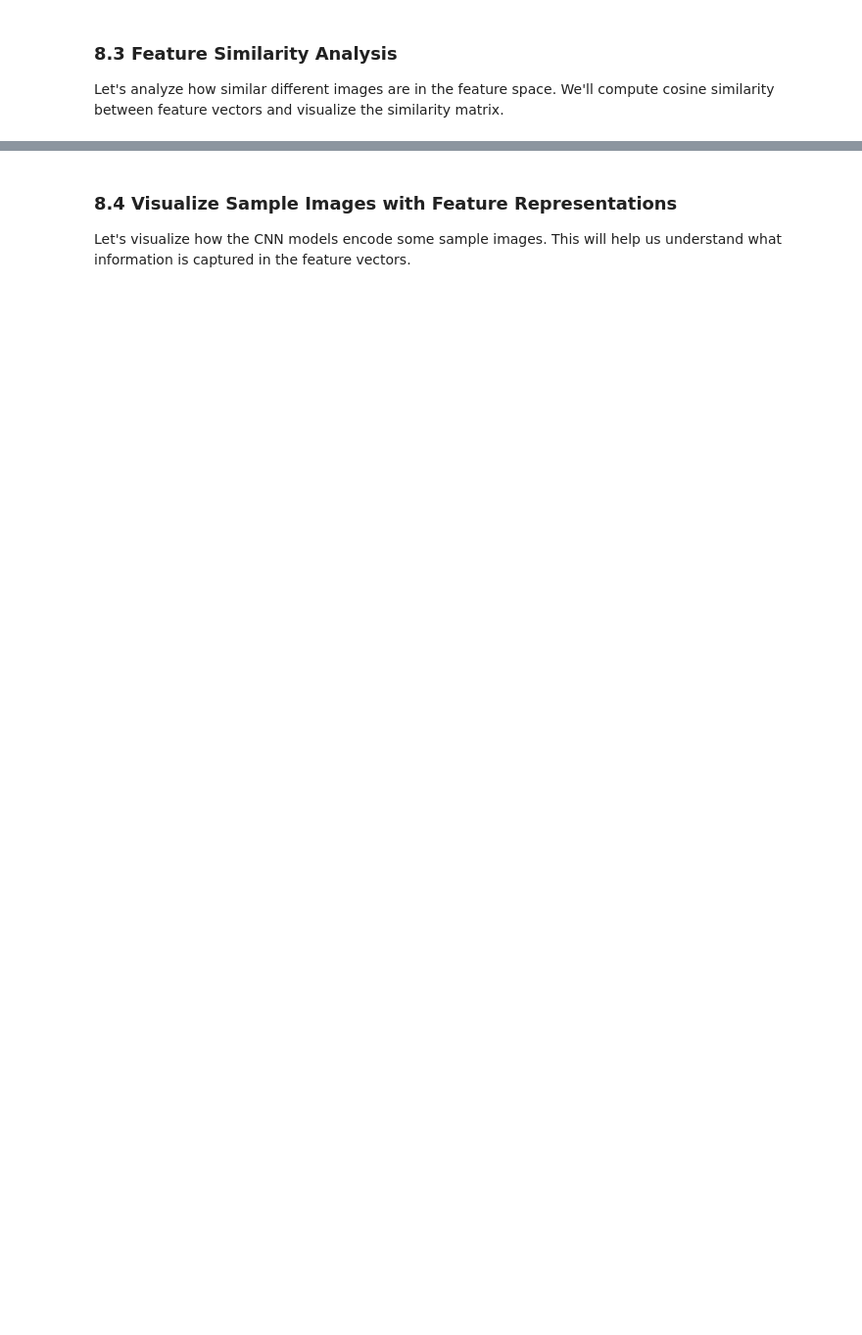
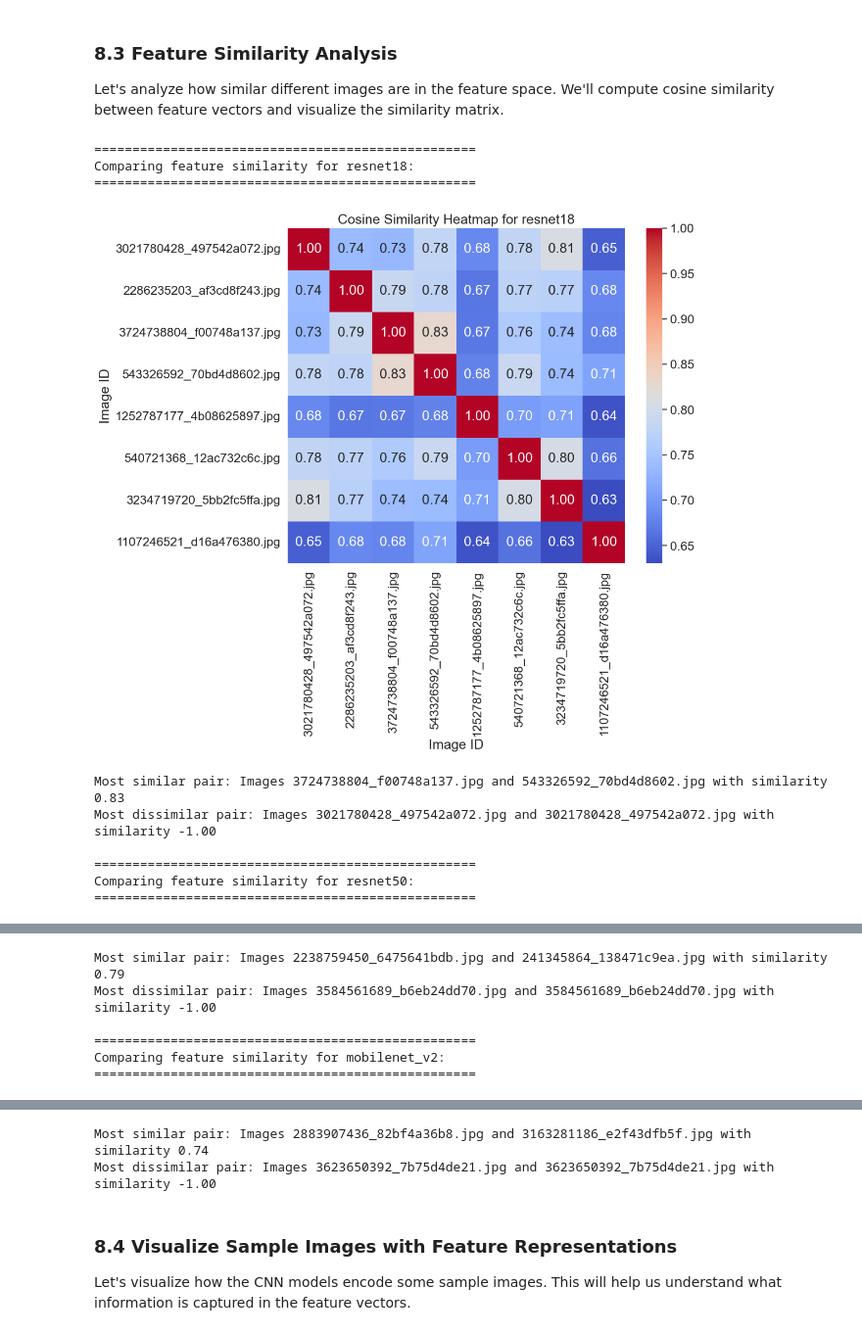
Before and after one commit to HivaAbolhadizade/image-captioning, a Jupyter notebook: notebooks/2_Feature_Extraction.ipynb, the cells around one changed output, grey strips where cells are left out. Shown at 98% size. Saved outputs shown, nothing was run; the diff lists cells and outputs as text; code cells hidden in the pictures; blank space fills up the shorter version.

```diff
--- a/notebooks/2_Feature_Extraction.ipynb
+++ b/notebooks/2_Feature_Extraction.ipynb
@@ -346,7 +392,7 @@ dataloader = DataLoader(
     image_dataset,
     batch_size=32,               # Process 32 images at once
     shuffle=False,               # No need to shuffle for feature extraction
-    num_workers=4,               # Use 4 worker threads for data loading
+    num_workers=0,               # Use 4 worker threads for data loading
     pin_memory=True              # Pin tensors in memory for faster GPU transfer
 )
 
@@ -603,22 +737,62 @@ Let's analyze how similar different images are in the feature space. We'll compu
 # %%
 # Compare feature similarities between images
 from sklearn.metrics.pairwise import cosine_similarity
 
 def compare_feature_similarity(features, model_name, num_samples=10):
     """Compare feature similarity between random image pairs."""
     # TODO: Implement feature similarity analysis
     # 1. Select random image samples
     # 2. Create a feature matrix from the selected images
     # 3. Compute cosine similarity matrix between features
     # 4. Create and display a heatmap of the similarity matrix
     # 5. Find and report the most similar and dissimilar image pairs
+    #-------------------------------------------------------------------
+    # 1. Select random image samples
+    keys = list(features.keys())
+    sample_imgs = random.sample(keys, num_samples)
+
+    # 2. Create a feature matrix from the selected images
+    feature_matrix = np.stack([features[k] for k in sample_imgs])
+
+    # 3. Compute cosine similarity matrix between features
+    sim_matrix = cosine_similarity(feature_matrix)
+
+    # 4. Create and display a heatmap of the similarity matrix
+    plt.figure(figsize=(10, 8))
+    sns.heatmap(sim_matrix, annot=True, fmt=".2f", cmap='coolwarm',
+                xticklabels=sample_imgs, yticklabels=sample_imgs)
+    plt.title(f"Cosine Similarity Heatmap for {model_name}")
+    plt.xlabel("Image ID")
+    plt.ylabel("Image ID")
+    plt.show()
+
+    # 5. Find and report the most similar and dissimilar image pairs
+    np.fill_diagonal(sim_matrix, -1)
+    most_similar = np.unravel_index(np.argmax(sim_matrix), sim_matrix.shape)
+    most_dissimilar = np.unravel_index(np.argmin(sim_matrix), sim_matrix.shape)
+    print(f"Most similar pair: Images {sample_imgs[most_similar[0]]} and {sample_imgs[most_similar[1]]} "
+          f"with similarity {sim_matrix[most_similar]:.2f}")
+    print(f"Most dissimilar pair: Images {sample_imgs[most_dissimilar[0]]} and {sample_imgs[most_dissimilar[1]]} "
+          f"with similarity {sim_matrix[most_dissimilar]:.2f}")
 
     return sim_matrix, sample_imgs
+
 
 # Compare feature similarity for each model
 for name, features in sample_features.items():
     print(f"\n{'='*50}")
     print(f"Comparing feature similarity for {name}:")
     print(f"{'='*50}")
 
     sim_matrix, sample_imgs = compare_feature_similarity(features, name, num_samples=8)
+# %% [output]
+==================================================
+Comparing feature similarity for resnet18:
+==================================================
+[figure, added]
+Most similar pair: Images 3724738804_f00748a137.jpg and 543326592_70bd4d8602.jpg with similarity 0.83
+Most dissimilar pair: Images 3021780428_497542a072.jpg and 3021780428_497542a072.jpg with similarity -1.00
+
+==================================================
+Comparing feature similarity for resnet50:
+==================================================
@@ -624,0 +800,6 @@ for name, features in sample_features.items():
+Most similar pair: Images 2238759450_6475641bdb.jpg and 241345864_138471c9ea.jpg with similarity 0.79
+Most dissimilar pair: Images 3584561689_b6eb24dd70.jpg and 3584561689_b6eb24dd70.jpg with similarity -1.00
+
+==================================================
+Comparing feature similarity for mobilenet_v2:
+==================================================
@@ -625,3 +807,5 @@ for name, features in sample_features.items():
+Most similar pair: Images 2883907436_82bf4a36b8.jpg and 3163281186_e2f43dfb5f.jpg with similarity 0.74
+Most dissimilar pair: Images 3623650392_7b75d4de21.jpg and 3623650392_7b75d4de21.jpg with similarity -1.00
 # %% [markdown]
 ### 8.4 Visualize Sample Images with Feature Representations
 
```
Also changed, not shown: parts of 15 cells of this notebook, 1 other file.
